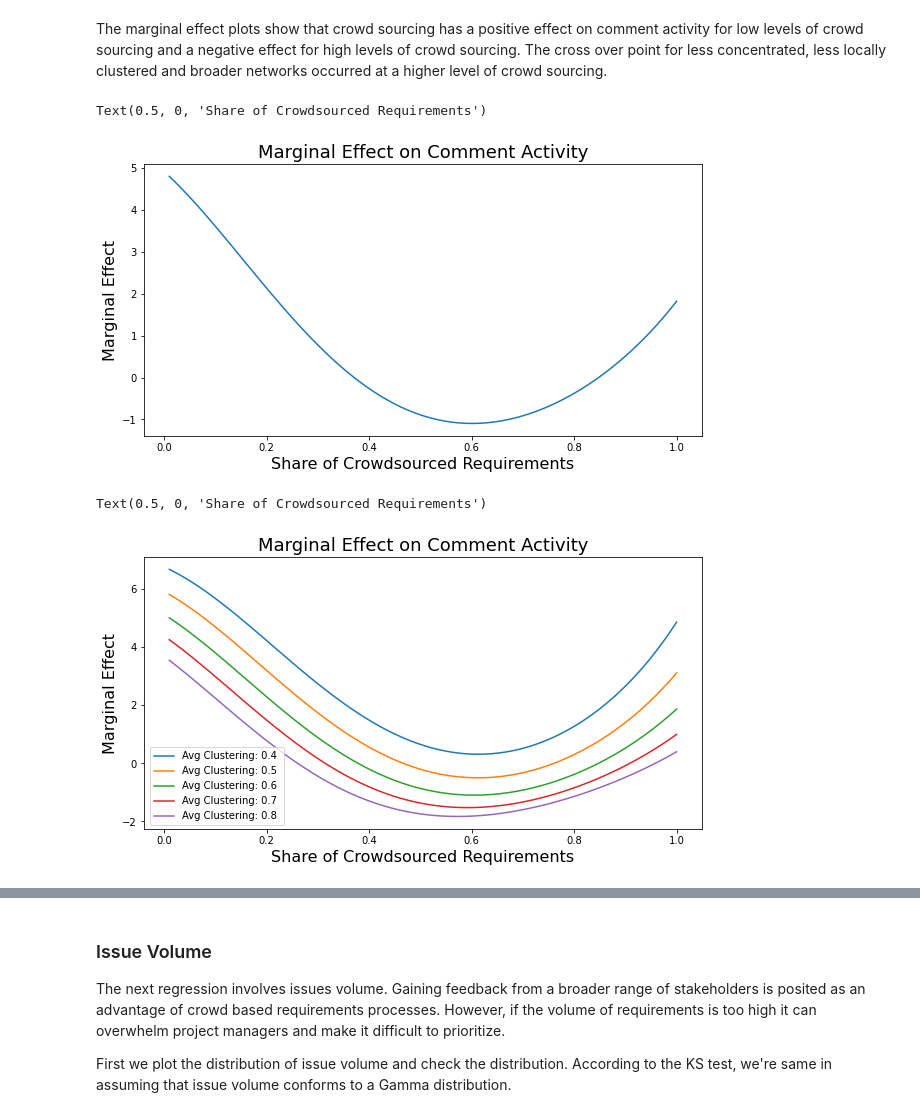
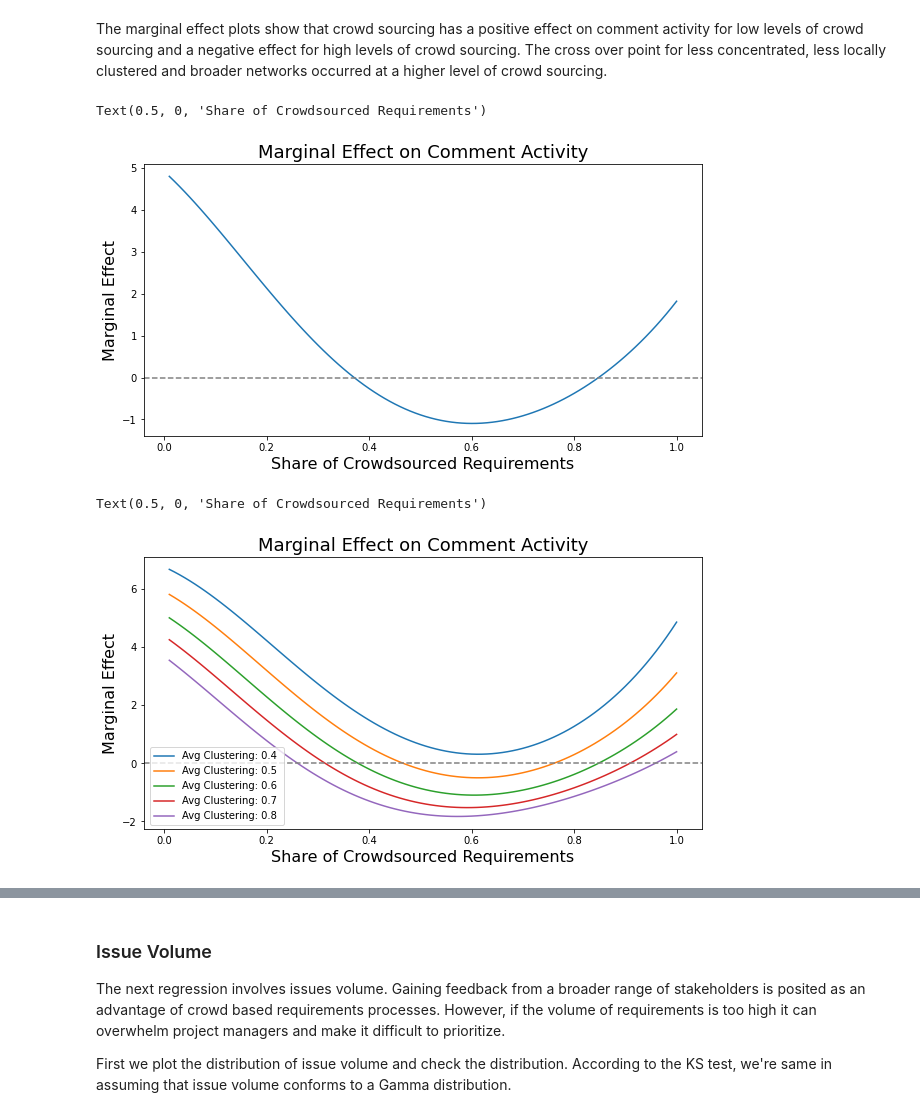
Before and after one commit to MthwRobinson/sh-network-paper, a Jupyter notebook: notebooks/analysis.ipynb, the cells around one changed output, grey strips where cells are left out. Saved outputs shown, nothing was run; the diff lists cells and outputs as text; code cells hidden in the pictures.

```diff
--- a/notebooks/analysis.ipynb
+++ b/notebooks/analysis.ipynb
@@ -383,22 +383,23 @@ The marginal effect plots show that crowd sourcing has a positive effect on comm
 # %%
 plt.figure(figsize=(10, 5))
 
 marginal_effects = {'crowd_pct': [], 'effect': []}
 for i in range(100):
     crowd_pct = (i+1)/100
     avg_effect = calc_total_effect(data, res, X, crowd_pct=crowd_pct)
     marginal_effects['crowd_pct'].append(crowd_pct)
     marginal_effects['effect'].append(avg_effect)
 
 marginal_effects = pd.DataFrame(marginal_effects)
 sns.lineplot(y=marginal_effects['effect'], x=marginal_effects['crowd_pct'])
 
+plt.axhline(y=0, color='grey', linestyle='--')
 plt.title('Marginal Effect on Comment Activity', fontsize=18)
 plt.ylabel('Marginal Effect', fontsize=16)
 plt.xlabel('Share of Crowdsourced Requirements', fontsize=16)
 # %% [output]
 Text(0.5, 0, 'Share of Crowdsourced Requirements')
-[figure, old version]
+[figure, new version]
 # %%
 plt.figure(figsize=(10, 5))
 
@@ -417,13 +418,14 @@ for avg_clustering in [0.4, 0.5, 0.6, 0.7, 0.8]:
     marginal_effects = pd.DataFrame(marginal_effects)
     sns.lineplot(y=marginal_effects['effect'], x=marginal_effects['crowd_pct'], label=label)
 
+plt.axhline(y=0, color='grey', linestyle='--')
 plt.legend(bbox_to_anchor=(0.01, 0.3), loc=2, borderaxespad=0.)
 plt.title('Marginal Effect on Comment Activity', fontsize=18)
 plt.ylabel('Marginal Effect', fontsize=16)
 plt.xlabel('Share of Crowdsourced Requirements', fontsize=16)
 # %% [output]
 Text(0.5, 0, 'Share of Crowdsourced Requirements')
-[figure, old version]
+[figure, new version]
 # %%
 plt.figure(figsize=(10, 5))
 
```
Also changed, not shown: parts of 35 cells of this notebook, 1 other file.
